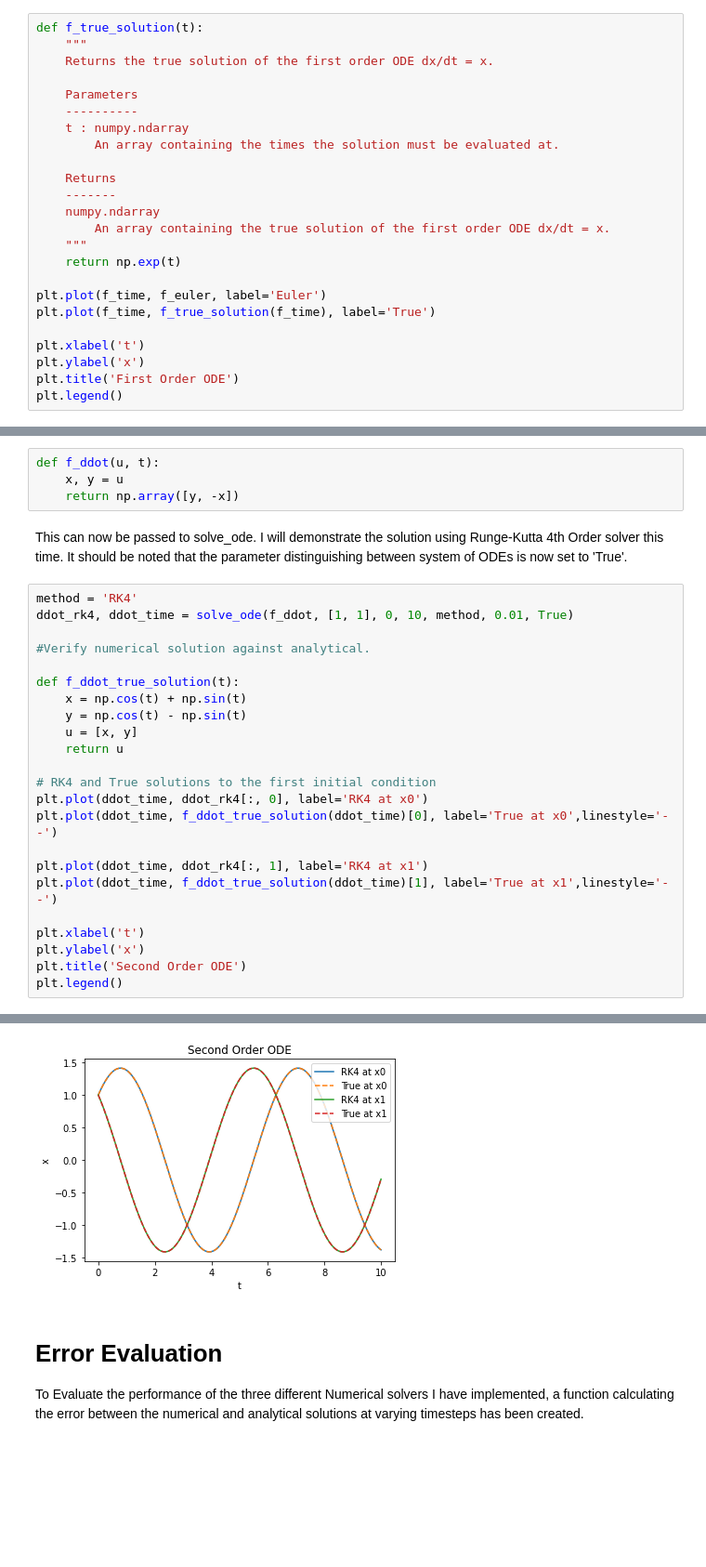
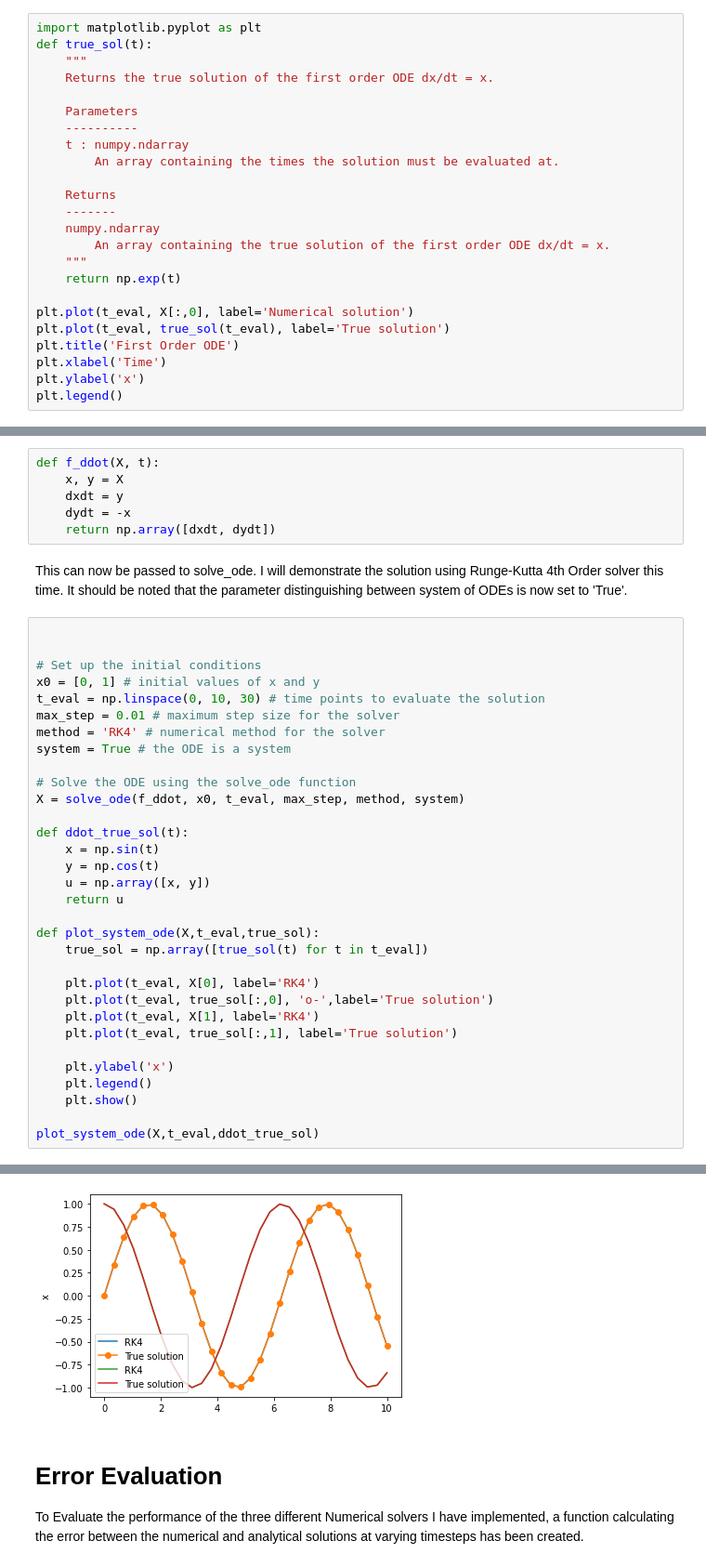
Before and after one commit to joesouber/EMAT30008, a Jupyter notebook: report.ipynb, the cells around one changed output, grey strips where cells are left out. Shown: that part at 93% size. Saved outputs shown, nothing was run; the diff lists cells and outputs as text; blank space fills up the shorter version.

```diff
--- a/report.ipynb
+++ b/report.ipynb
@@ -44,7 +49,8 @@ To verify the numerical solution it can now be plotted against the true solution
 
 $x(t)=e^t$
 # %%
-def f_true_solution(t):
+import matplotlib.pyplot as plt
+def true_sol(t):
     """
     Returns the true solution of the first order ODE dx/dt = x.
 
@@ -60,12 +66,11 @@ def f_true_solution(t):
     """
     return np.exp(t)
 
-plt.plot(f_time, f_euler, label='Euler')
-plt.plot(f_time, f_true_solution(f_time), label='True')
-
-plt.xlabel('t')
+plt.plot(t_eval, X[:,0], label='Numerical solution')
+plt.plot(t_eval, true_sol(t_eval), label='True solution')
+plt.title('First Order ODE')
+plt.xlabel('Time')
 plt.ylabel('x')
-plt.title('First Order ODE')
 plt.legend()
 # %% [output]
 <matplotlib.legend.Legend at 0x...>
@@ -75,32 +80,43 @@ plt.legend()
 
 To solve higher order ODEs it is necessary to first convert the ODE into a system of first order ODEs. For example, the second order ODE $\ddot{x} = -x$, can be written as $\dot{x} = y$ and $\dot{y} = -x$. This is coded as a function to be passed to solve_ode as follows:
 # %%
-def f_ddot(u, t):
-    x, y = u
-    return np.array([y, -x])
+def f_ddot(X, t):
+    x, y = X
+    dxdt = y
+    dydt = -x
+    return np.array([dxdt, dydt])
 # %% [markdown]
 This can now be passed to solve_ode. I will demonstrate the solution using Runge-Kutta 4th Order solver this time. It should be noted that the parameter distinguishing between system of ODEs is now set to 'True'.
 # %%
-method = 'RK4'
-ddot_rk4, ddot_time = solve_ode(f_ddot, [1, 1], 0, 10, method, 0.01, True)
 
-#Verify numerical solution against analytical.
 
-def f_ddot_true_solution(t):
-    x = np.cos(t) + np.sin(t)
-    y = np.cos(t) - np.sin(t)
-    u = [x, y]
+# Set up the initial conditions
+x0 = [0, 1] # initial values of x and y
+t_eval = np.linspace(0, 10, 30) # time points to evaluate the solution
+max_step = 0.01 # maximum step size for the solver
+method = 'RK4' # numerical method for the solver
+system = True # the ODE is a system
+
+# Solve the ODE using the solve_ode function
+X = solve_ode(f_ddot, x0, t_eval, max_step, method, system)
+
+def ddot_true_sol(t):
+    x = np.sin(t)
+    y = np.cos(t)
+    u = np.array([x, y])
     return u
 
-# RK4 and True solutions to the first initial condition
-plt.plot(ddot_time, ddot_rk4[:, 0], label='RK4 at x0')
-plt.plot(ddot_time, f_ddot_true_solution(ddot_time)[0], label='True at x0',linestyle='--')
+def plot_system_ode(X,t_eval,true_sol):
+    true_sol = np.array([true_sol(t) for t in t_eval])
 
-plt.plot(ddot_time, ddot_rk4[:, 1], label='RK4 at x1')
-plt.plot(ddot_time, f_ddot_true_solution(ddot_time)[1], label='True at x1',linestyle='--')
+    plt.plot(t_eval, X[0], label='RK4')
+    plt.plot(t_eval, true_sol[:,0], 'o-',label='True solution')
+    plt.plot(t_eval, X[1], label='RK4')
+    plt.plot(t_eval, true_sol[:,1], label='True solution')
 
-plt.xlabel('t')
-plt.ylabel('x')
-plt.title('Second Order ODE')
-plt.legend()
+    plt.ylabel('x')
+    plt.legend()
+    plt.show()
+
+plot_system_ode(X,t_eval,ddot_true_sol)
 # %% [output]
@@ -108,4 +123,4 @@ plt.legend()
-[figure, old version]
+[figure, new version]
 # %% [markdown]
 # Error Evaluation
 
```
Also changed, not shown: parts of 5 cells of this notebook.
